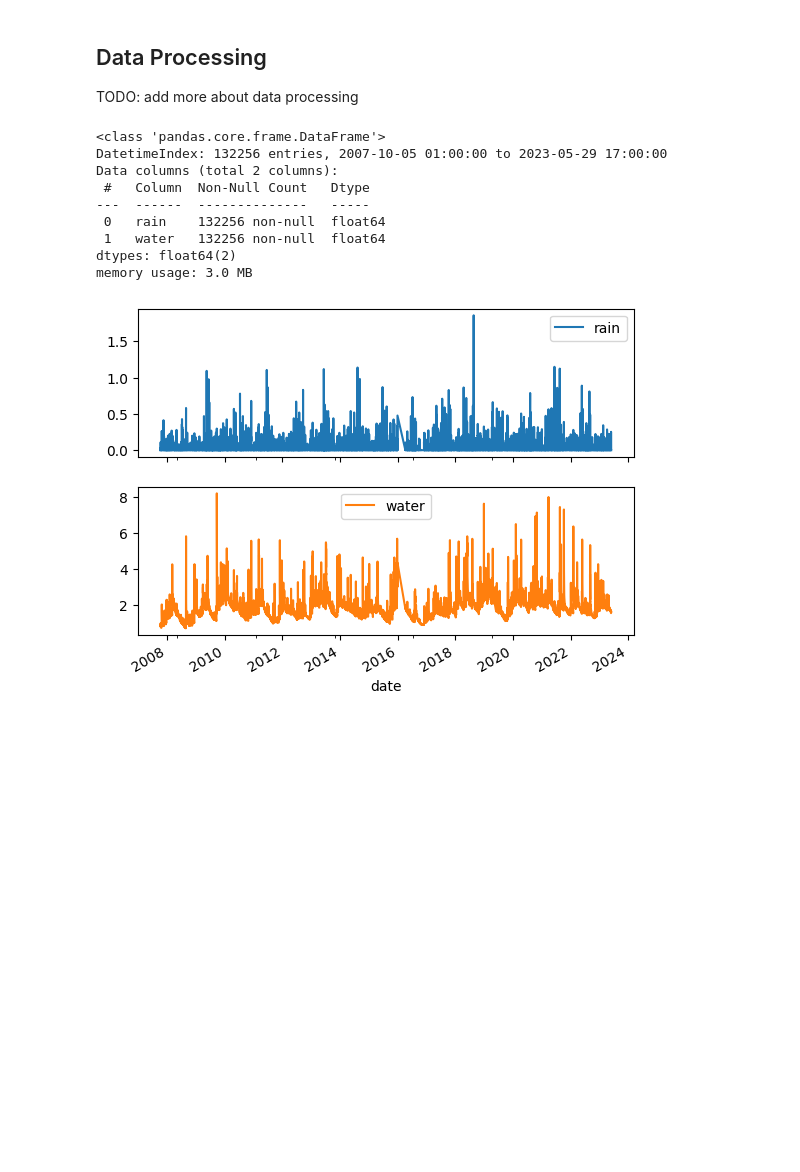
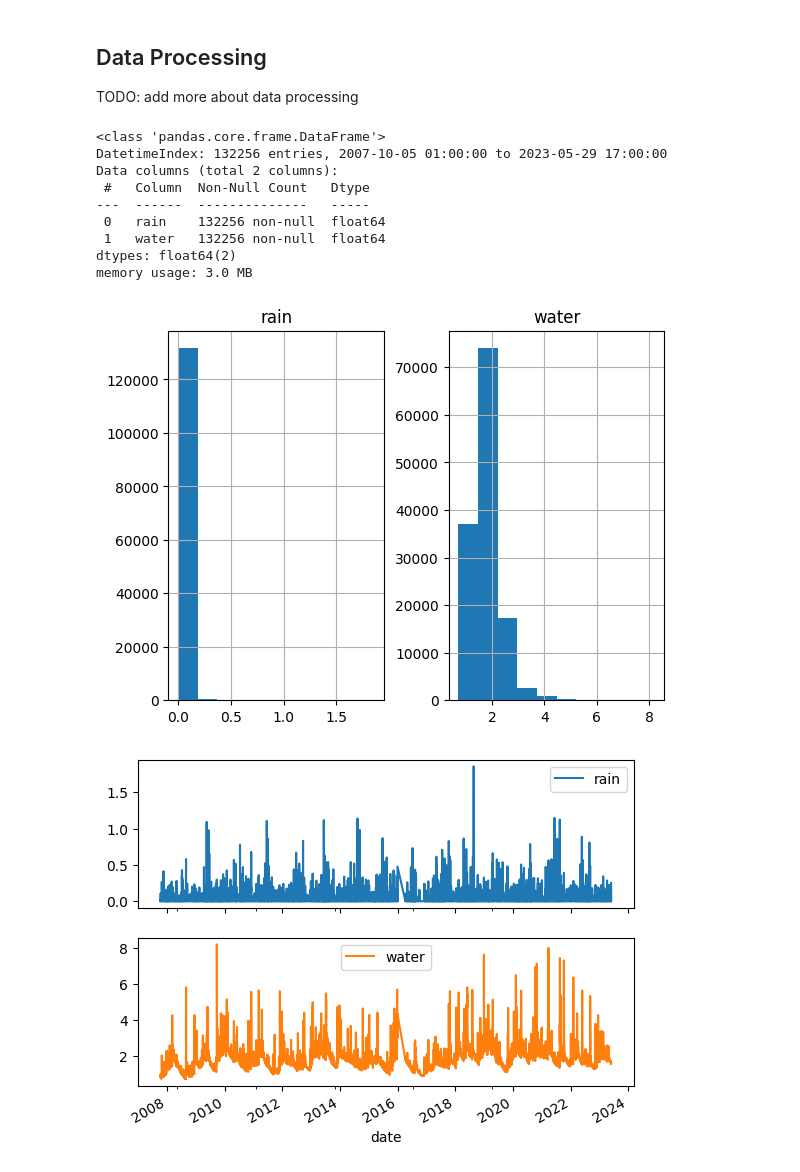
Before and after one commit to teenageknight/water-level-predictive-model, a Jupyter notebook: main.ipynb, the cells around one changed output. Cells and saved outputs as stored; diff of their text form; code cells hidden in the pictures; blank space fills up the shorter version.

```diff
--- a/main.ipynb
+++ b/main.ipynb
@@ -37,23 +38,25 @@ from statsmodels.tsa.arima.model import ARIMA
 # %%
 # This is the main file that will be used to run the project. Data pre-processing code can be seen in code/data-processing.py and code/scrape-precip-data.py
 data = pd.read_csv('./data/combined_data.csv', parse_dates=['date'], index_col='date')
 
 data.info()
+data.hist()
 
 # Plot the merged data (water level and precipitation)
 data.plot(subplots=True)
 plt.show()
 # %% [output]
 <class 'pandas.core.frame.DataFrame'>
 DatetimeIndex: 132256 entries, 2007-10-05 01:00:00 to 2023-05-29 17:00:00
 Data columns (total 2 columns):
  #   Column  Non-Null Count   Dtype
 ---  ------  --------------   -----
  0   rain    132256 non-null  float64
  1   water   132256 non-null  float64
 dtypes: float64(2)
 memory usage: 3.0 MB
-[figure, old version]
+[figure, new version]
+[figure, added]
 # %%
 from sklearn.model_selection import train_test_split
 
```
Also changed, not shown: parts of 11 cells of this notebook.
